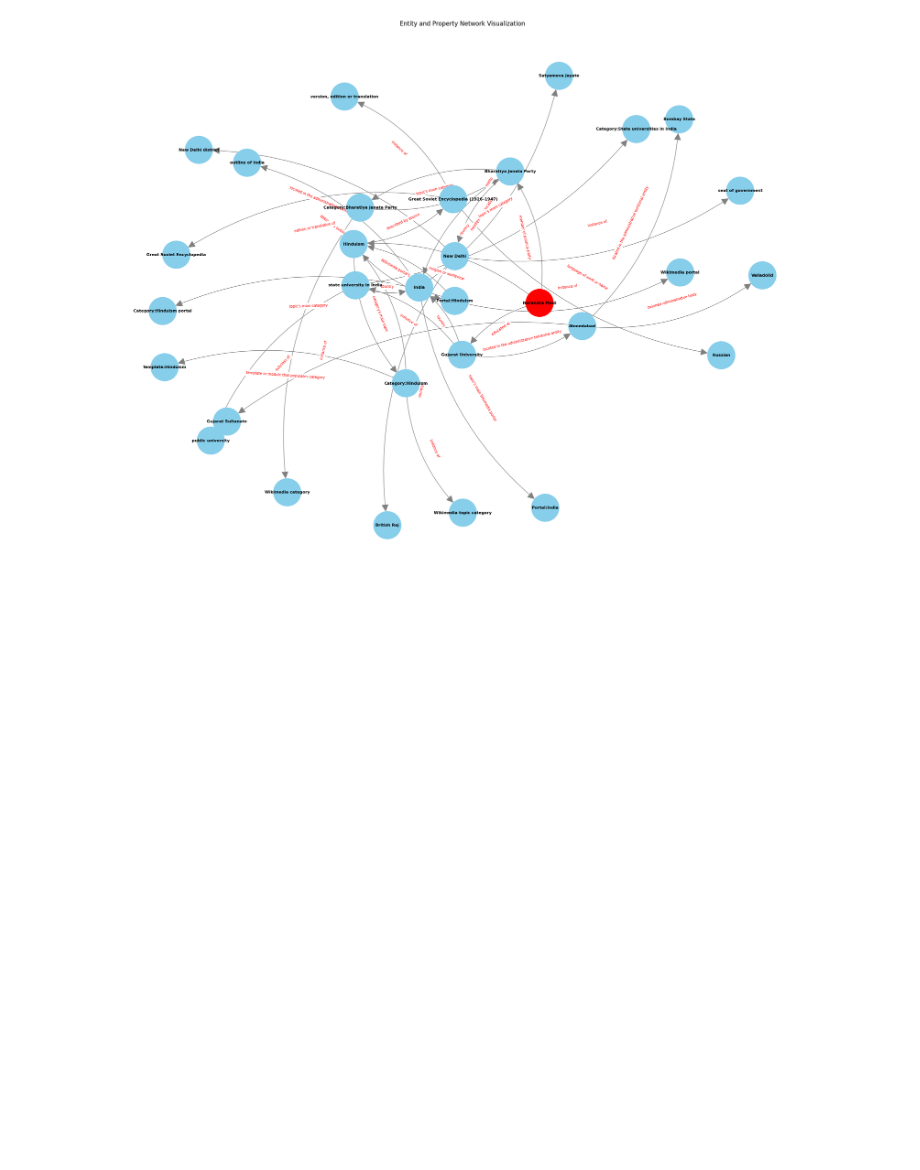
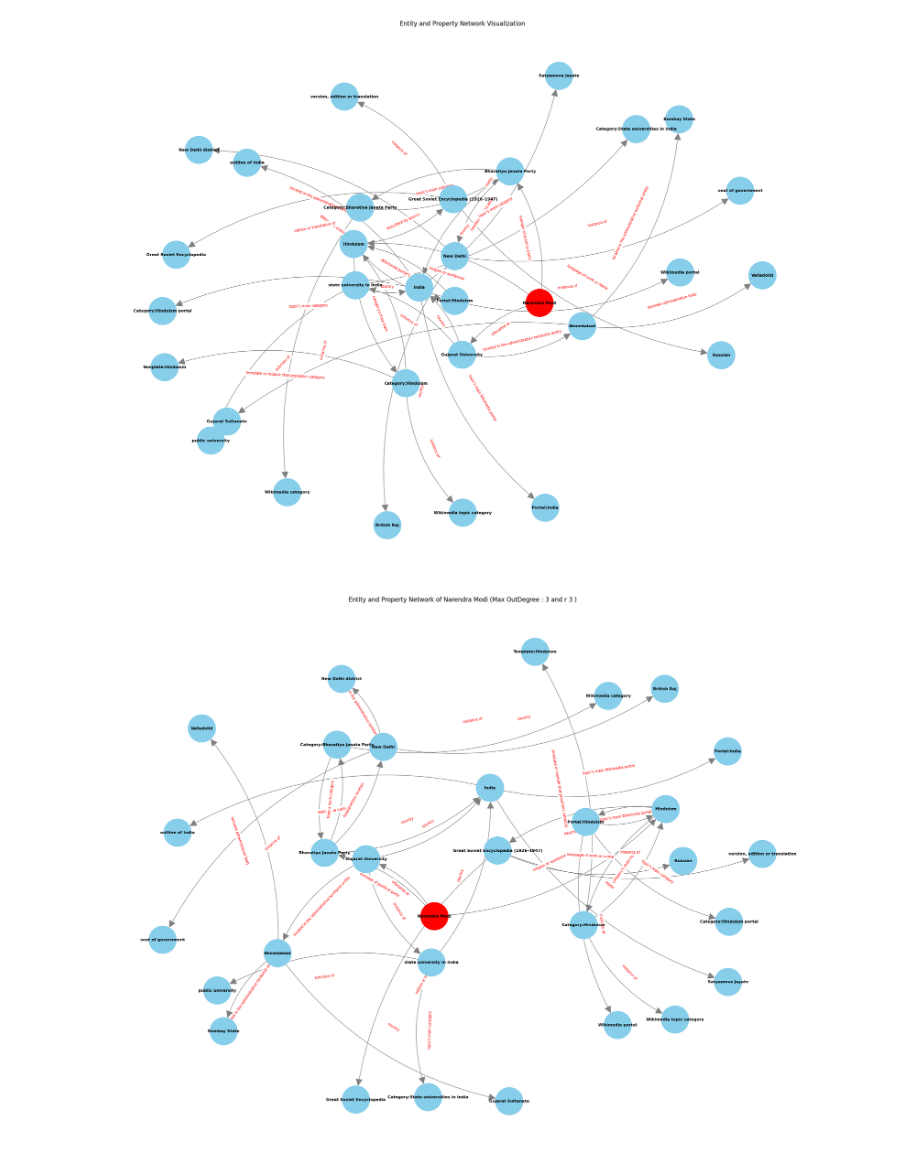
Before and after one commit to Aryan-ki-codepanti/wikiDataPy, a Jupyter notebook: WikiDataPy/GrapherPlot.ipynb, the cells around one changed output. Cells and saved outputs as stored; diff of their text form; code cells hidden in the pictures; blank space fills up the shorter version.

```diff
--- a/WikiDataPy/GrapherPlot.ipynb
+++ b/WikiDataPy/GrapherPlot.ipynb
@@ -32,3 +34,10 @@ g.buildGraph(r=3)
 g.plotNamedGraph()
 # %% [output]
 [figure]
+# %%
+g2 = WikiGraph("Q1058")
+g2.buildGraph(r=3)
+# %%
+g2.plotNamedGraph()
+# %% [output]
+[figure, added]
```
Also changed, not shown: parts of 4 cells of this notebook, 1 other file.
